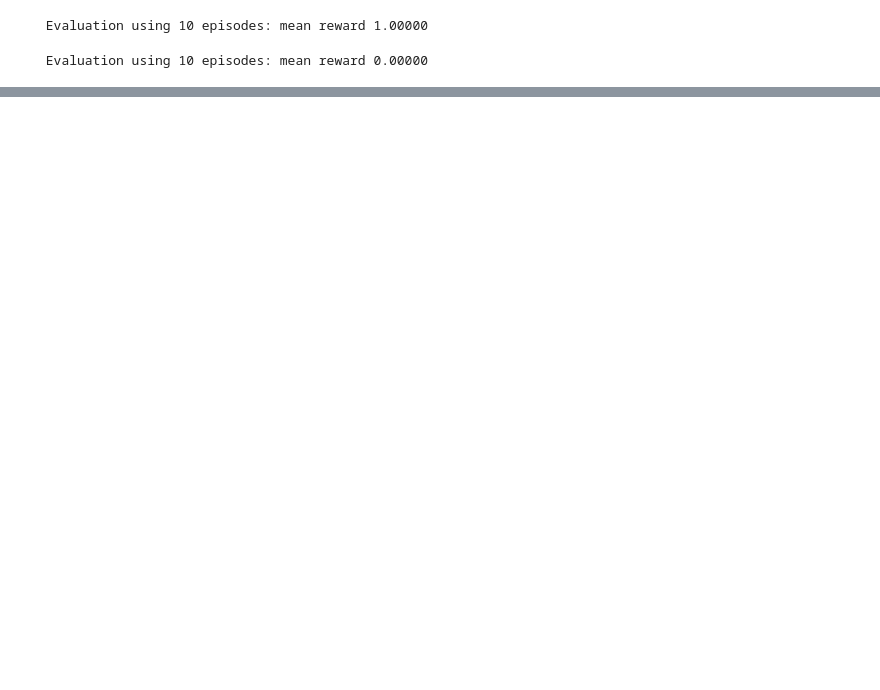
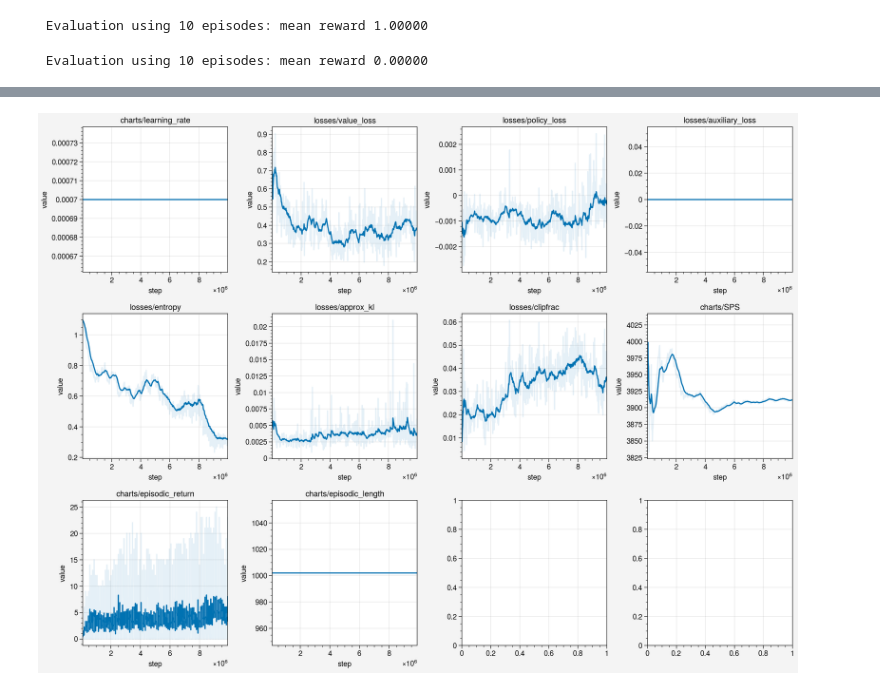
Before and after one commit to liuandrew/training-rl-algo, a Jupyter notebook: write_and_test/meta_nav.ipynb, the cells around one changed output, grey strips where cells are left out. Saved outputs shown, nothing was run; the diff lists cells and outputs as text; code cells hidden in the pictures; blank space fills up the shorter version.

```diff
--- a/write_and_test/meta_nav.ipynb
+++ b/write_and_test/meta_nav.ipynb
@@ -82,0 +107,5 @@ eps = forced_action_evaluate(model, obs_rms, env_kwargs=kwargs, verbose=1)
+# %%
+df = load_exp_df(exp_name='meta_poster/meta_c4_batch200', trial_num=2)
+plot_exp_df(df)
+# %% [output]
+[figure, added]
```
Also changed, not shown: parts of 10 cells of this notebook, 4 other files.
